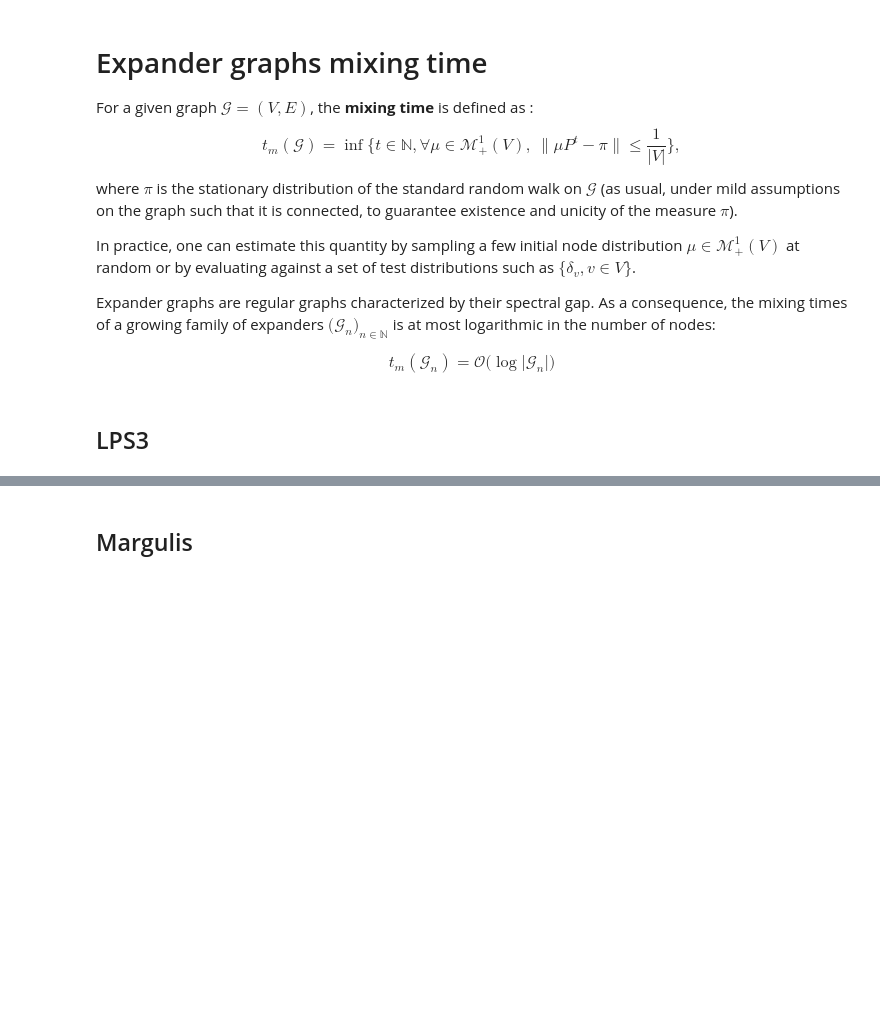
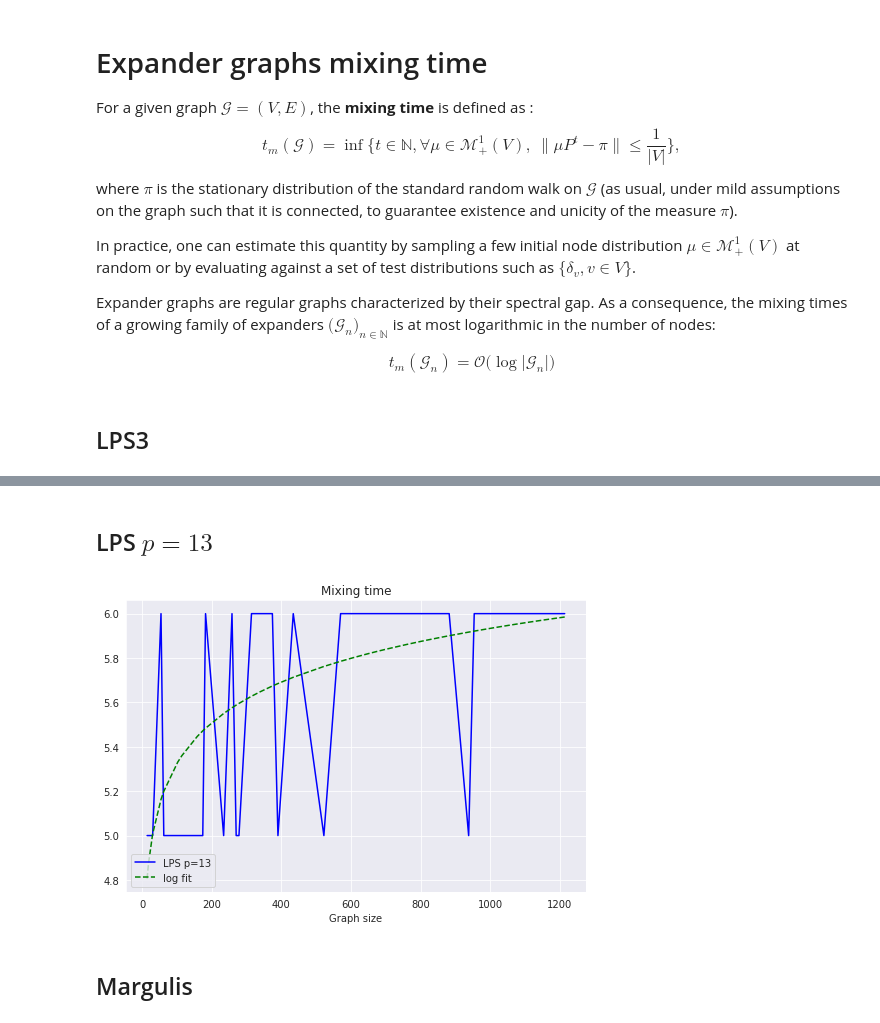
Before and after one commit to sauxpa/expander_graphs, a Jupyter notebook: expander_family_mixing_times.ipynb, the cells around one changed output, grey strips where cells are left out. Cells and saved outputs as stored; diff of their text form; code cells hidden in the pictures; blank space fills up the shorter version.

```diff
--- a/expander_family_mixing_times.ipynb
+++ b/expander_family_mixing_times.ipynb
@@ -69,3 +131,51 @@ with sns.axes_style("darkgrid"):
+# %% [markdown]
+## LPS $p=13$
+# %%
+p = 13
+qs = eligible_q(p)
+
+walk_length = 250
+
+n_samples = int(1e3) # Evaluate mxing against Dirac masses at each node
+# n_samples = -1 # Evaluate mxing against Dirac masses at each node
+n_iter = len(qs)
+ns = np.empty(n_iter)
+mixing_err_lps = np.empty((n_iter, walk_length))
+mixing_times_lps = np.empty(n_iter)
+
+with tqdm(total=n_iter) as pbar:
+    for k in range(n_iter):
+        q = int(qs[k])
+        builder_lps = LPS(p, q, remove_parallel_edges=False, remove_self_edges=False)
+        builder_lps.build()
+
+        n = builder_lps.G.number_of_nodes()
+        mixing_err = builder_lps.mixing_errors(walk_length, n_samples)
+
+        # Find first time for which mixing_err < 1/n
+        idx = np.where(mixing_err<1/n)[0]
+        if len(idx) == 0:
+            mixing_times_lps[k] = walk_length
+        else:
+            mixing_times_lps[k] = idx[0]
+        ns[k] = n
+        mixing_err_lps[k] = mixing_err
+
+        pbar.update(1)
+
+popt = np.polyfit(np.log(ns), mixing_times_lps, 1)
+
+with sns.axes_style("darkgrid"):
+    fig, ax = plt.subplots(figsize=(7, 5), nrows=1, ncols=1)
+    ax.plot(ns, mixing_times_lps, label='LPS p=13', color='b')
+    ax.plot(ns, popt[0] * np.log(ns) + popt[1], label='log fit', color='g', linestyle='dashed')
+    ax.set_xlabel('Graph size')
+    ax.set_title('Mixing time')
+    ax.legend(loc='lower left')
+    plt.tight_layout()
+    plt.show()
+# %% [output]
+[figure, added]
 # %% [markdown]
 ## Margulis
 # %%
```
Also changed, not shown: parts of 7 cells of this notebook.
